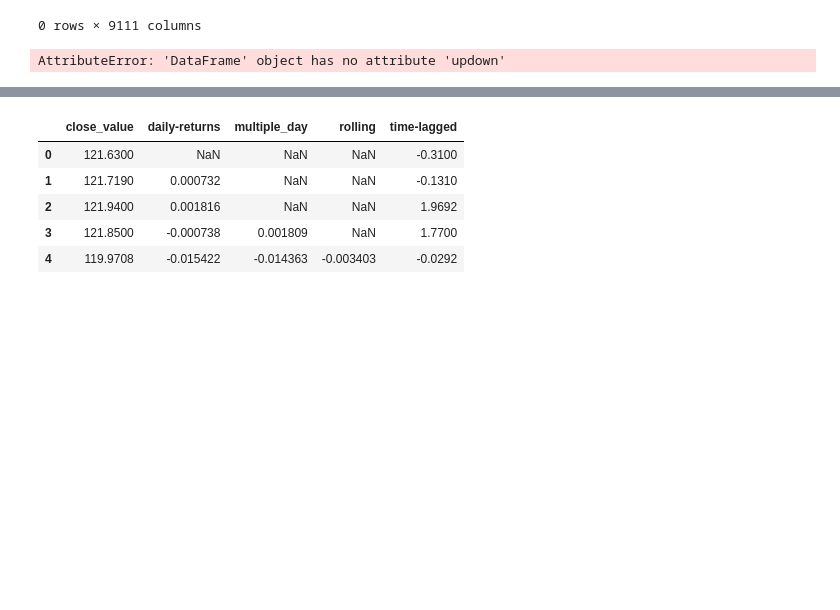
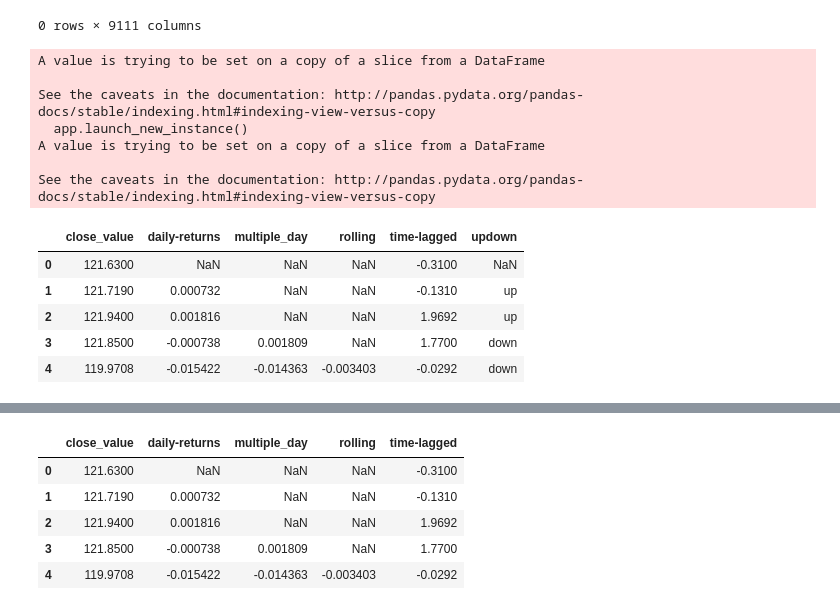
Before and after one commit to arshpreetsingh/StocksandNeurals, a Jupyter notebook: Stock Analysis Ensemble Learning.ipynb, the cells around one changed output, grey strips where cells are left out. Drawn from its saved outputs; the diff is of its cells as text; code cells hidden in the pictures; blank space fills up the shorter version.

```diff
--- a/Stock Analysis Ensemble Learning.ipynb
+++ b/Stock Analysis Ensemble Learning.ipynb
@@ -87,13 +61,27 @@ new_df # we need horizontly , columns are only for names
 | multiple_day | NaN | NaN | NaN | 0.001809 | -0.014363 | -0.015253 | -0.015183 | -0.001590 | ... |
 0 rows × 9111 columns
 # %%
+ #dataset.UpDown[dataset.UpDown >= 0] = 'Up'
+df['updown'] = df['returns']
 df.updown[df['returns']>=0]='up'
 df.updown[df['returns']<0]='down'
 seris_dict ={'close_value':df['Adj. Close'],'daily-returns':df['returns'],'rolling':df['rolling'],'time-lagged':df['time_lagged'],'multiple_day':df['multiple_day'],'updown':df['updown']}
 new_df = pd.DataFrame(seris_dict)
 new_df.head()
 # %% [output]
-AttributeError: 'DataFrame' object has no attribute 'updown'
+A value is trying to be set on a copy of a slice from a DataFrame
+
+See the caveats in the documentation: http://pandas.pydata.org/pandas-docs/stable/indexing.html#indexing-view-versus-copy
+  app.launch_new_instance()
+A value is trying to be set on a copy of a slice from a DataFrame
+
+See the caveats in the documentation: http://pandas.pydata.org/pandas-docs/stable/indexing.html#indexing-view-versus-copy
+|  | close_value | daily-returns | multiple_day | rolling | time-lagged | updown |
+| 0 | 121.6300 | NaN | NaN | NaN | -0.3100 | NaN |
+| 1 | 121.7190 | 0.000732 | NaN | NaN | -0.1310 | up |
+| 2 | 121.9400 | 0.001816 | NaN | NaN | 1.9692 | up |
+| 3 | 121.8500 | -0.000738 | 0.001809 | NaN | 1.7700 | down |
+| 4 | 119.9708 | -0.015422 | -0.014363 | -0.003403 | -0.0292 | down |
 # %%
 from sklearn import preprocessing
 le = preprocessing.LabelEncoder()
```
Also changed, not shown: parts of 5 cells of this notebook.
